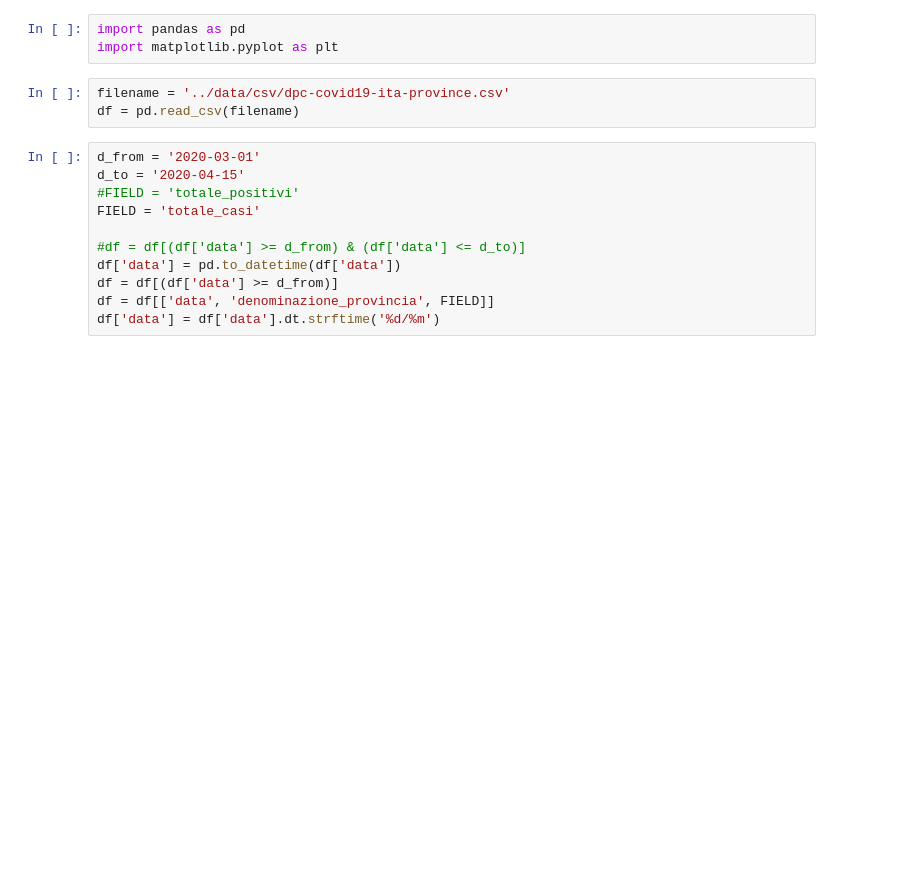
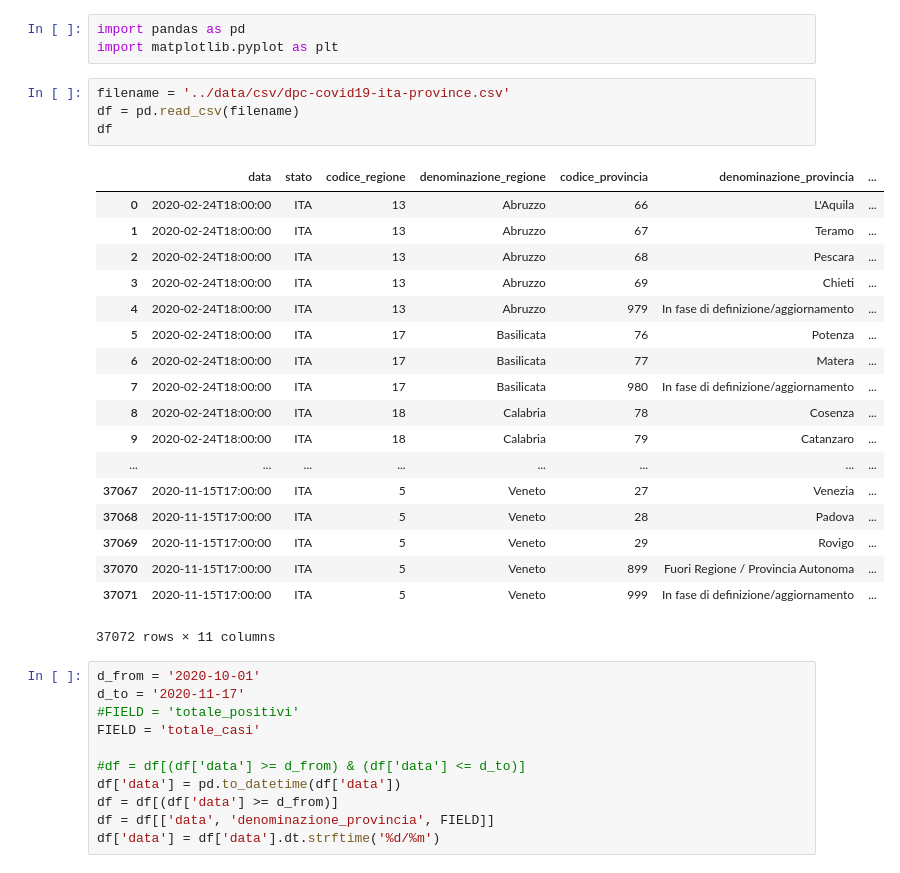
Before and after one commit to gcatanese/Corona-Virus-WHO-Data, a Jupyter notebook: jupyter/ITA_provinces_plotting.ipynb, the cells around one changed output. Cells and saved outputs as stored; diff of their text form; blank space fills up the shorter version.

```diff
--- a/jupyter/ITA_provinces_plotting.ipynb
+++ b/jupyter/ITA_provinces_plotting.ipynb
@@ -4,9 +4,29 @@ import matplotlib.pyplot as plt
 # %%
 filename = '../data/csv/dpc-covid19-ita-province.csv'
 df = pd.read_csv(filename)
+df
+# %% [output]
+|  | data | stato | codice_regione | denominazione_regione | codice_provincia | denominazione_provincia | ... |
+| 0 | 2020-02-24T18:00:00 | ITA | 13 | Abruzzo | 66 | L'Aquila | ... |
+| 1 | 2020-02-24T18:00:00 | ITA | 13 | Abruzzo | 67 | Teramo | ... |
+| 2 | 2020-02-24T18:00:00 | ITA | 13 | Abruzzo | 68 | Pescara | ... |
+| 3 | 2020-02-24T18:00:00 | ITA | 13 | Abruzzo | 69 | Chieti | ... |
+| 4 | 2020-02-24T18:00:00 | ITA | 13 | Abruzzo | 979 | In fase di definizione/aggiornamento | ... |
+| 5 | 2020-02-24T18:00:00 | ITA | 17 | Basilicata | 76 | Potenza | ... |
+| 6 | 2020-02-24T18:00:00 | ITA | 17 | Basilicata | 77 | Matera | ... |
+| 7 | 2020-02-24T18:00:00 | ITA | 17 | Basilicata | 980 | In fase di definizione/aggiornamento | ... |
+| 8 | 2020-02-24T18:00:00 | ITA | 18 | Calabria | 78 | Cosenza | ... |
+| 9 | 2020-02-24T18:00:00 | ITA | 18 | Calabria | 79 | Catanzaro | ... |
+| ... | ... | ... | ... | ... | ... | ... | ... |
+| 37067 | 2020-11-15T17:00:00 | ITA | 5 | Veneto | 27 | Venezia | ... |
+| 37068 | 2020-11-15T17:00:00 | ITA | 5 | Veneto | 28 | Padova | ... |
+| 37069 | 2020-11-15T17:00:00 | ITA | 5 | Veneto | 29 | Rovigo | ... |
+| 37070 | 2020-11-15T17:00:00 | ITA | 5 | Veneto | 899 | Fuori Regione / Provincia Autonoma | ... |
+| 37071 | 2020-11-15T17:00:00 | ITA | 5 | Veneto | 999 | In fase di definizione/aggiornamento | ... |
+37072 rows × 11 columns
 # %%
-d_from = '2020-03-01'
-d_to = '2020-04-15'
+d_from = '2020-10-01'
+d_to = '2020-11-17'
 #FIELD = 'totale_positivi'
 FIELD = 'totale_casi'
 
```
Also changed, not shown: parts of 5 cells of this notebook, 5 other files.
